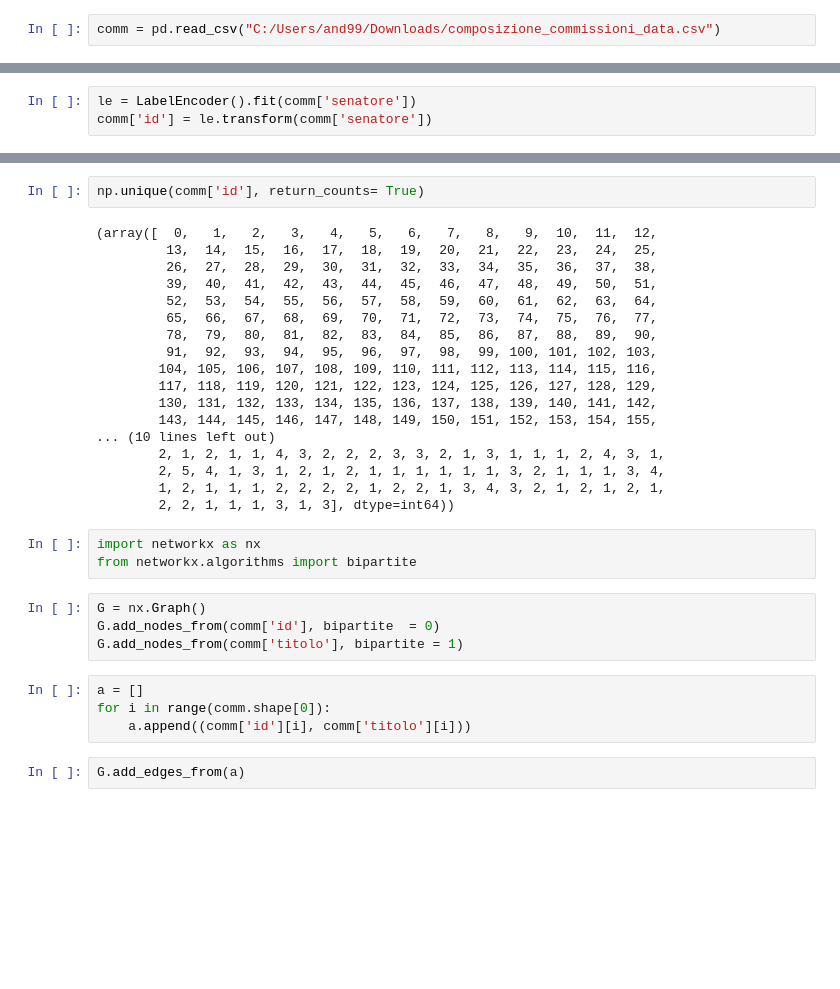
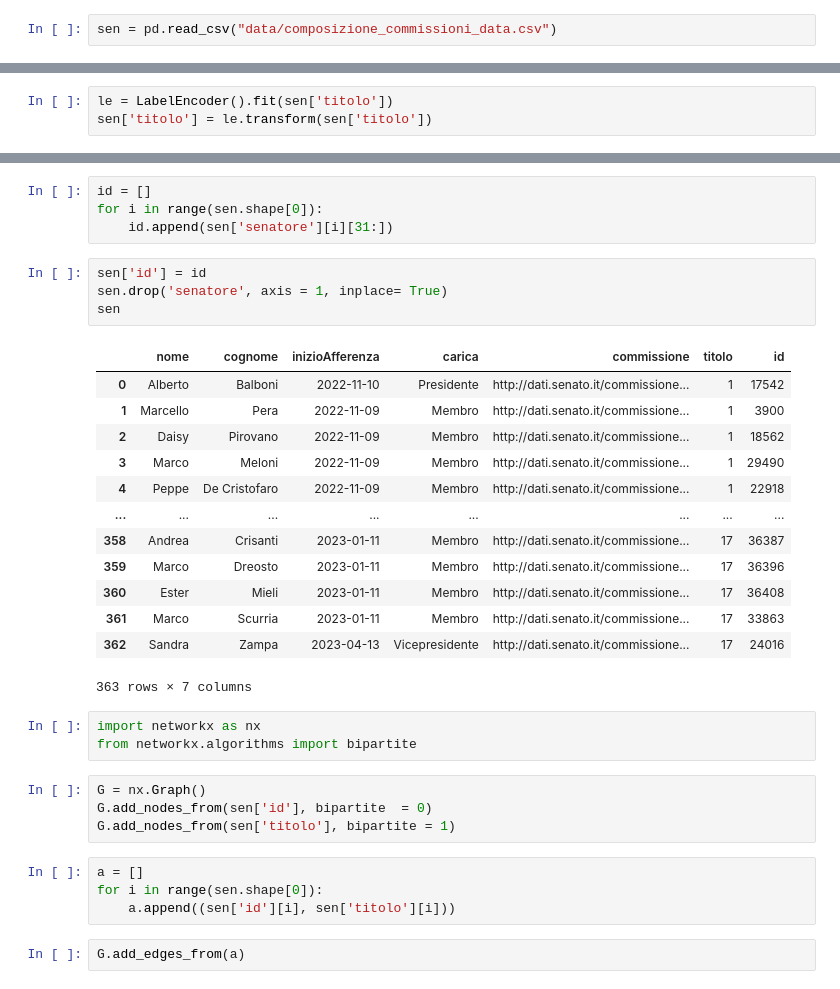
Before and after one commit to AndreaFrasson/SNA-project, a Jupyter notebook: open_data.ipynb, the cells around one changed output, grey strips where cells are left out. Cells and saved outputs as stored; diff of their text form; blank space fills up the shorter version.

```diff
--- a/open_data.ipynb
+++ b/open_data.ipynb
@@ -5,2 +9,2 @@ import numpy as np
 # %%
-comm = pd.read_csv("C:/Users/and99/Downloads/composizione_commissioni_data.csv")
+sen = pd.read_csv("data/composizione_commissioni_data.csv")
@@ -23,3 +11,3 @@ comm
 # %%
-le = LabelEncoder().fit(comm['senatore'])
-comm['id'] = le.transform(comm['senatore'])
+le = LabelEncoder().fit(sen['titolo'])
+sen['titolo'] = le.transform(sen['titolo'])
@@ -45,33 +14,35 @@ comm
-# %%
-np.unique(comm['id'], return_counts= True)
-# %% [output]
-(array([  0,   1,   2,   3,   4,   5,   6,   7,   8,   9,  10,  11,  12,
-         13,  14,  15,  16,  17,  18,  19,  20,  21,  22,  23,  24,  25,
-         26,  27,  28,  29,  30,  31,  32,  33,  34,  35,  36,  37,  38,
-         39,  40,  41,  42,  43,  44,  45,  46,  47,  48,  49,  50,  51,
-         52,  53,  54,  55,  56,  57,  58,  59,  60,  61,  62,  63,  64,
-         65,  66,  67,  68,  69,  70,  71,  72,  73,  74,  75,  76,  77,
-         78,  79,  80,  81,  82,  83,  84,  85,  86,  87,  88,  89,  90,
-         91,  92,  93,  94,  95,  96,  97,  98,  99, 100, 101, 102, 103,
-        104, 105, 106, 107, 108, 109, 110, 111, 112, 113, 114, 115, 116,
-        117, 118, 119, 120, 121, 122, 123, 124, 125, 126, 127, 128, 129,
-        130, 131, 132, 133, 134, 135, 136, 137, 138, 139, 140, 141, 142,
-        143, 144, 145, 146, 147, 148, 149, 150, 151, 152, 153, 154, 155,
-... (10 lines left out)
-        2, 1, 2, 1, 1, 4, 3, 2, 2, 2, 3, 3, 2, 1, 3, 1, 1, 1, 2, 4, 3, 1,
-        2, 5, 4, 1, 3, 1, 2, 1, 2, 1, 1, 1, 1, 1, 1, 3, 2, 1, 1, 1, 3, 4,
-        1, 2, 1, 1, 1, 2, 2, 2, 2, 1, 2, 2, 1, 3, 4, 3, 2, 1, 2, 1, 2, 1,
-        2, 2, 1, 1, 1, 3, 1, 3], dtype=int64))
+# %%
+id = []
+for i in range(sen.shape[0]):
+    id.append(sen['senatore'][i][31:])
+# %%
+sen['id'] = id
+sen.drop('senatore', axis = 1, inplace= True)
+sen
+# %% [output]
+|  | nome | cognome | inizioAfferenza | carica | commissione | titolo | id |
+| 0 | Alberto | Balboni | 2022-11-10 | Presidente | http://dati.senato.it/commissione... | 1 | 17542 |
+| 1 | Marcello | Pera | 2022-11-09 | Membro | http://dati.senato.it/commissione... | 1 | 3900 |
+| 2 | Daisy | Pirovano | 2022-11-09 | Membro | http://dati.senato.it/commissione... | 1 | 18562 |
+| 3 | Marco | Meloni | 2022-11-09 | Membro | http://dati.senato.it/commissione... | 1 | 29490 |
+| 4 | Peppe | De Cristofaro | 2022-11-09 | Membro | http://dati.senato.it/commissione... | 1 | 22918 |
+| ... | ... | ... | ... | ... | ... | ... | ... |
+| 358 | Andrea | Crisanti | 2023-01-11 | Membro | http://dati.senato.it/commissione... | 17 | 36387 |
+| 359 | Marco | Dreosto | 2023-01-11 | Membro | http://dati.senato.it/commissione... | 17 | 36396 |
+| 360 | Ester | Mieli | 2023-01-11 | Membro | http://dati.senato.it/commissione... | 17 | 36408 |
+| 361 | Marco | Scurria | 2023-01-11 | Membro | http://dati.senato.it/commissione... | 17 | 33863 |
+| 362 | Sandra | Zampa | 2023-04-13 | Vicepresidente | http://dati.senato.it/commissione... | 17 | 24016 |
+363 rows × 7 columns
 # %%
 import networkx as nx
 from networkx.algorithms import bipartite
 # %%
 G = nx.Graph()
-G.add_nodes_from(comm['id'], bipartite  = 0)
-G.add_nodes_from(comm['titolo'], bipartite = 1)
+G.add_nodes_from(sen['id'], bipartite  = 0)
+G.add_nodes_from(sen['titolo'], bipartite = 1)
 # %%
 a = []
-for i in range(comm.shape[0]):
-    a.append((comm['id'][i], comm['titolo'][i]))
+for i in range(sen.shape[0]):
+    a.append((sen['id'][i], sen['titolo'][i]))
 # %%
 G.add_edges_from(a)
```
Also changed, not shown: parts of 13 cells of this notebook.
